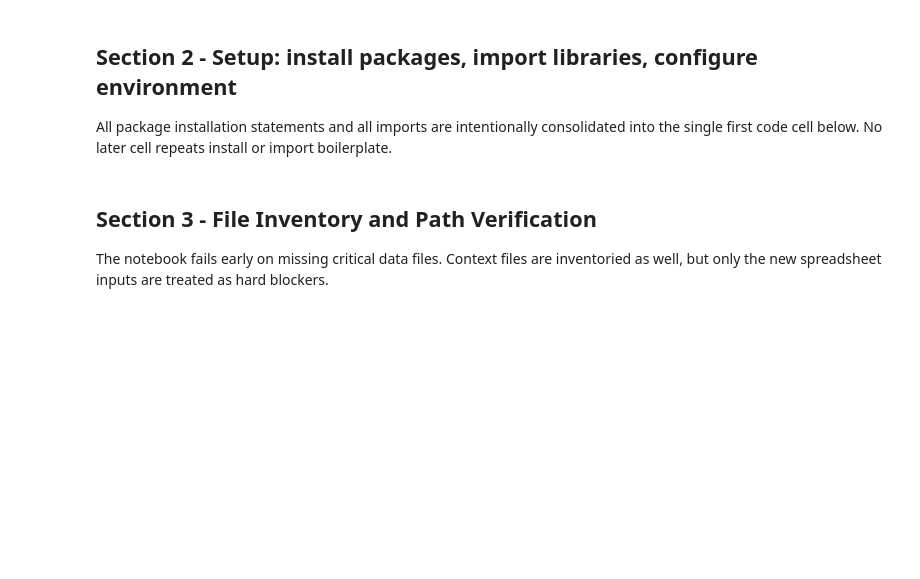
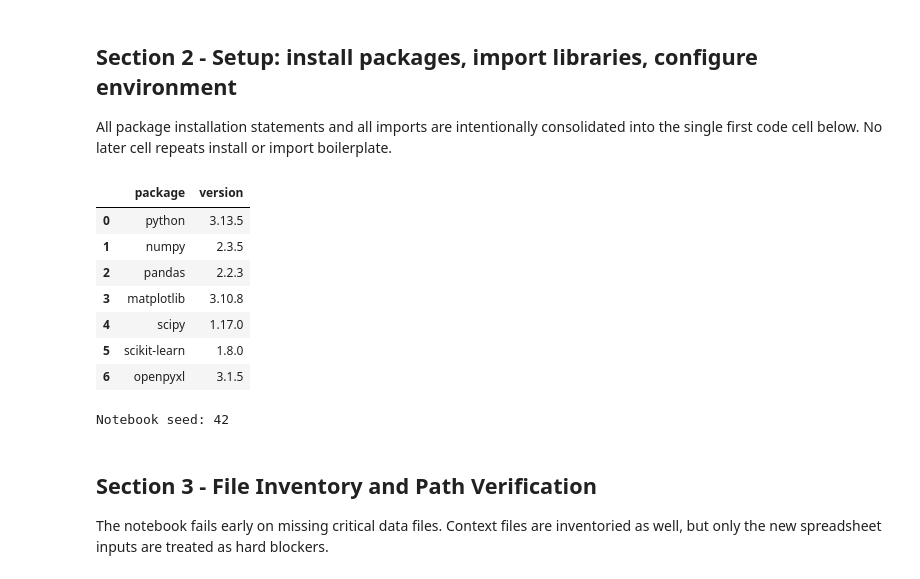
Before and after one commit to Ari-S-123/PCINN, a Jupyter notebook: polymer_new_data_end_to_end.ipynb, the cells around one changed output. Saved outputs shown, nothing was run; the diff lists cells and outputs as text; code cells hidden in the pictures; blank space fills up the shorter version.

```diff
--- a/polymer_new_data_end_to_end.ipynb
+++ b/polymer_new_data_end_to_end.ipynb
@@ -90,6 +90,7 @@ import openpyxl
 import pandas as pd
 import scipy
 import sklearn
+from IPython import get_ipython
 from IPython.display import Markdown, display
 from sklearn.base import RegressorMixin
 from sklearn.decomposition import PCA
@@ -102,33 +103,47 @@ from sklearn.model_selection import GroupKFold
 from sklearn.neural_network import MLPRegressor
 from sklearn.pipeline import Pipeline
 from sklearn.preprocessing import StandardScaler
+
+ipython = get_ipython()
+if ipython is not None:
+    ipython.run_line_magic("matplotlib", "inline")
 
 SEED = 42
 random.seed(SEED)
 np.random.seed(SEED)
 warnings.filterwarnings("ignore", category=ConvergenceWarning)
 warnings.filterwarnings("ignore", category=UserWarning, module="openpyxl")
 
 pd.set_option("display.max_columns", 120)
 pd.set_option("display.max_rows", 20)
 pd.set_option("display.width", 160)
 pd.set_option("display.max_colwidth", 120)
 plt.style.use("seaborn-v0_8-whitegrid")
 
 version_report = pd.DataFrame(
     [
         ("python", sys.version.split()[0]),
         ("numpy", np.__version__),
         ("pandas", pd.__version__),
         ("matplotlib", matplotlib.__version__),
         ("scipy", scipy.__version__),
         ("scikit-learn", sklearn.__version__),
         ("openpyxl", openpyxl.__version__),
     ],
     columns=["package", "version"],
 )
 display(version_report)
 print(f"Notebook seed: {SEED}")
+# %% [output]
+|  | package | version |
+| 0 | python | 3.13.5 |
+| 1 | numpy | 2.3.5 |
+| 2 | pandas | 2.2.3 |
+| 3 | matplotlib | 3.10.8 |
+| 4 | scipy | 1.17.0 |
+| 5 | scikit-learn | 1.8.0 |
+| 6 | openpyxl | 3.1.5 |
+Notebook seed: 42
 # %% [markdown]
 ## Section 3 - File Inventory and Path Verification
 
```
Also changed, not shown: parts of 22 cells of this notebook, 12 other files.
